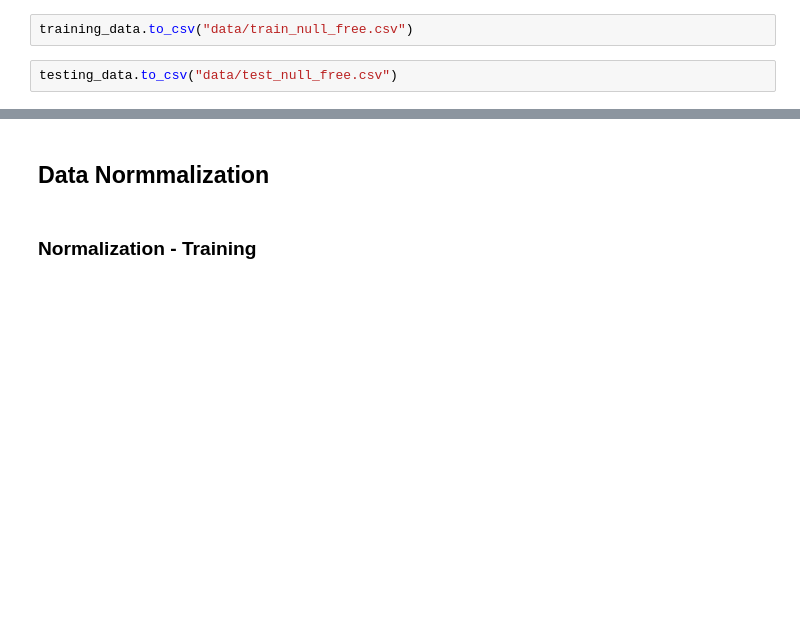
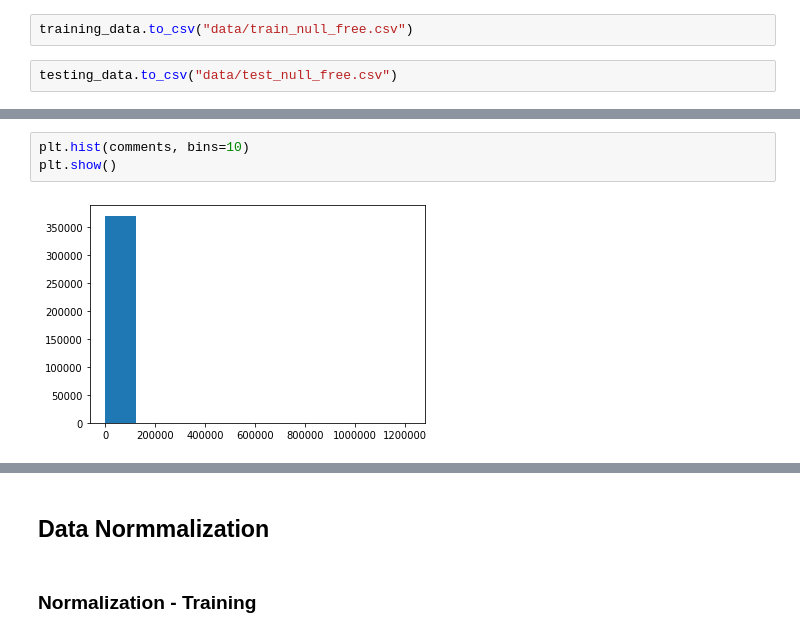
Before and after one commit to itsshivampal/posts-likes-prediction, a Jupyter notebook: date_processing.ipynb, the cells around one changed output, grey strips where cells are left out. Cells and saved outputs as stored; diff of their text form; blank space fills up the shorter version.

```diff
--- a/date_processing.ipynb
+++ b/date_processing.ipynb
@@ -276,0 +289,5 @@ testing_data.to_csv("data/test_null_free.csv")
+# %%
+plt.hist(comments, bins=10)
+plt.show()
+# %% [output]
+[figure, added]
```
Also changed, not shown: parts of 50 cells of this notebook, 5 other files.
